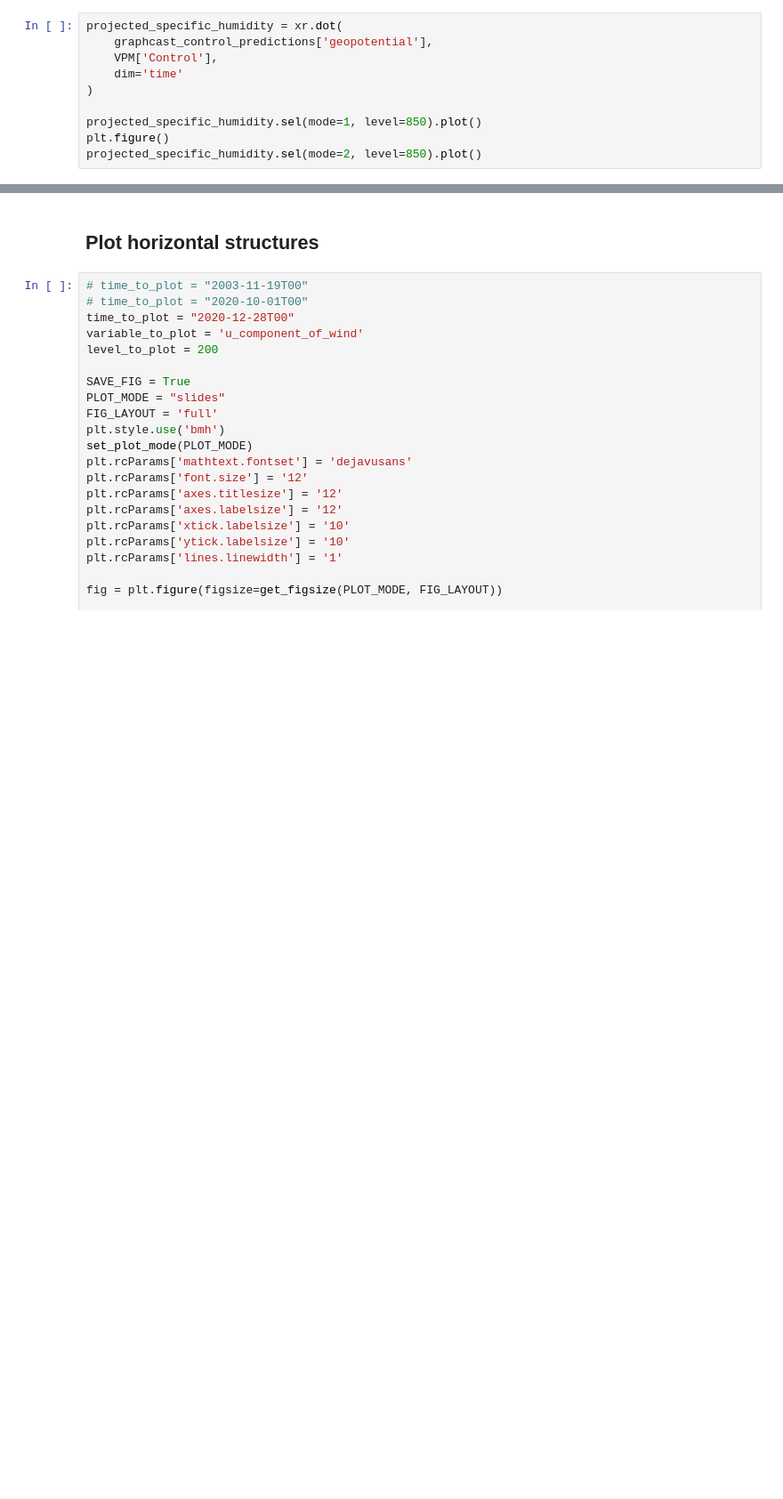
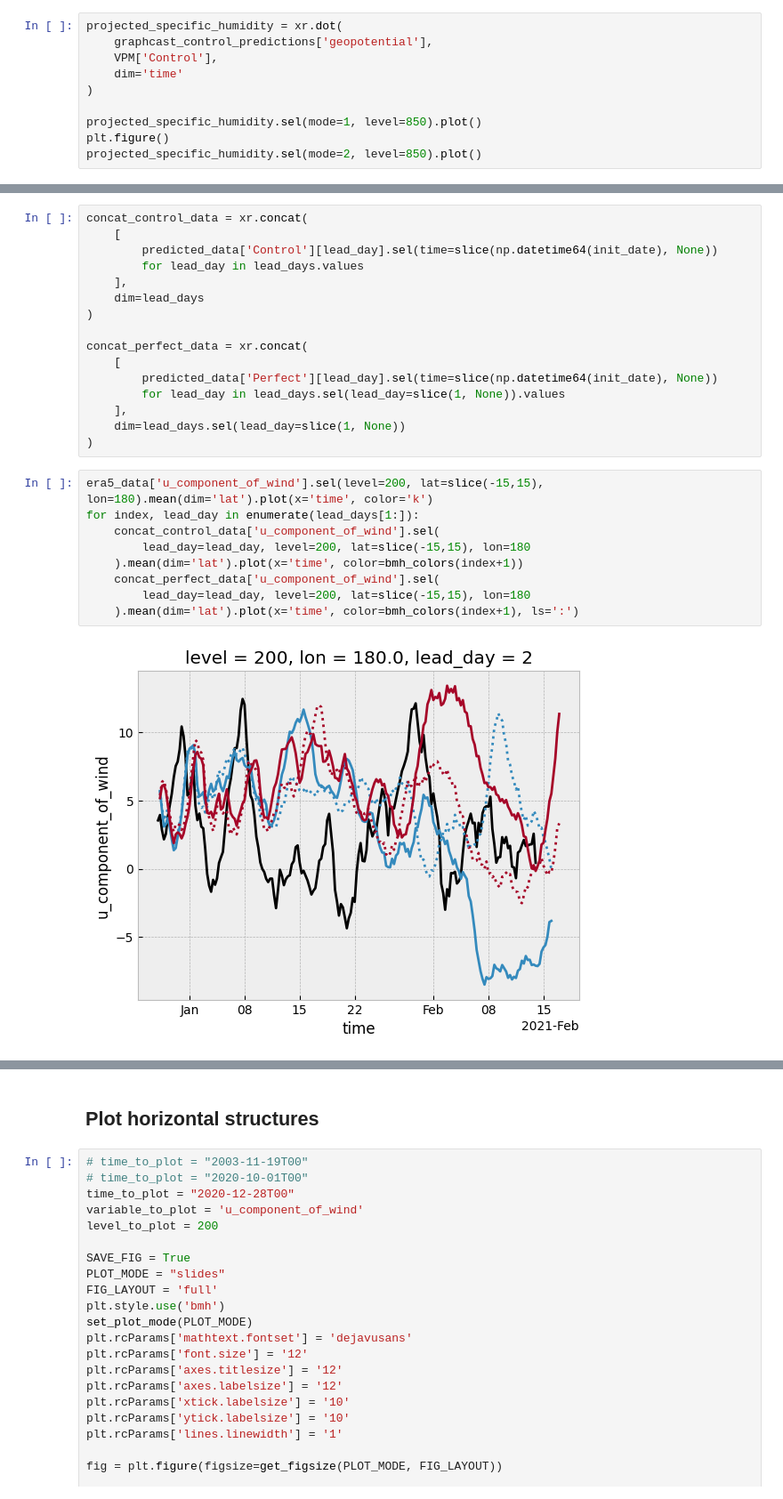
Before and after one commit to spencer-ressel/thesis-work, a Jupyter notebook: python/graphcast/data_processing.ipynb, the cells around one changed output, grey strips where cells are left out. Shown at 89% size. Saved outputs shown, nothing was run; the diff lists cells and outputs as text; blank space fills up the shorter version.

```diff
--- a/python/graphcast/data_processing.ipynb
+++ b/python/graphcast/data_processing.ipynb
@@ -1626,0 +1762,27 @@ plt.show()
+# %%
+concat_control_data = xr.concat(
+    [
+        predicted_data['Control'][lead_day].sel(time=slice(np.datetime64(init_date), None))
+        for lead_day in lead_days.values
+    ],
+    dim=lead_days
+)
+
+concat_perfect_data = xr.concat(
+    [
+        predicted_data['Perfect'][lead_day].sel(time=slice(np.datetime64(init_date), None))
+        for lead_day in lead_days.sel(lead_day=slice(1, None)).values
+    ],
+    dim=lead_days.sel(lead_day=slice(1, None))
+)
+# %%
+era5_data['u_component_of_wind'].sel(level=200, lat=slice(-15,15), lon=180).mean(dim='lat').plot(x='time', color='k')
+for index, lead_day in enumerate(lead_days[1:]):
+    concat_control_data['u_component_of_wind'].sel(
+        lead_day=lead_day, level=200, lat=slice(-15,15), lon=180
+    ).mean(dim='lat').plot(x='time', color=bmh_colors(index+1))
+    concat_perfect_data['u_component_of_wind'].sel(
+        lead_day=lead_day, level=200, lat=slice(-15,15), lon=180
+    ).mean(dim='lat').plot(x='time', color=bmh_colors(index+1), ls=':')
+# %% [output]
+[figure, added]
```
Also changed, not shown: parts of 20 cells of this notebook, 26 other files.
